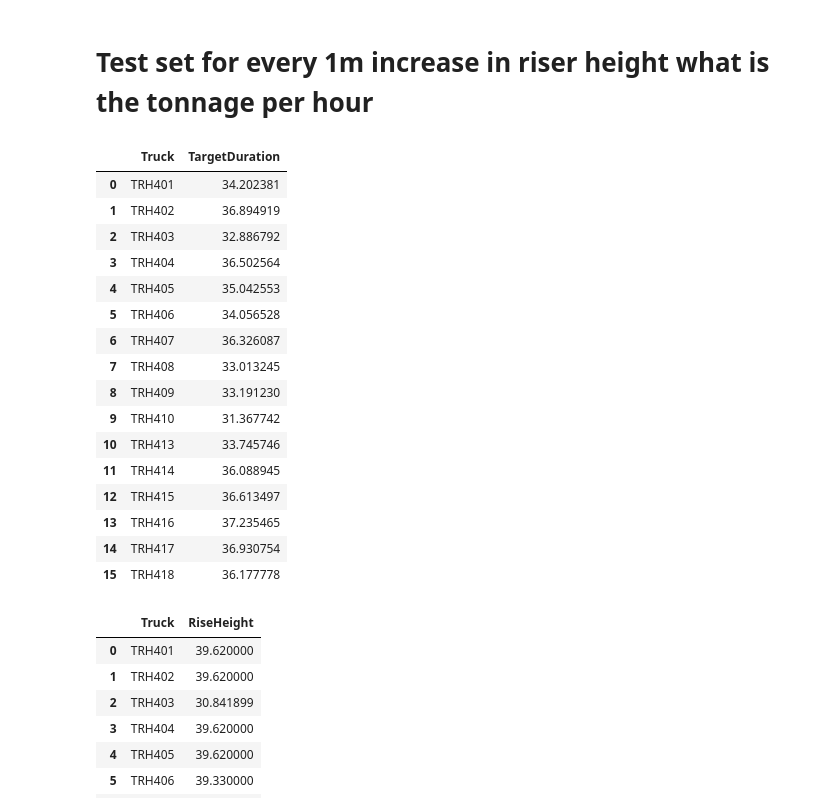
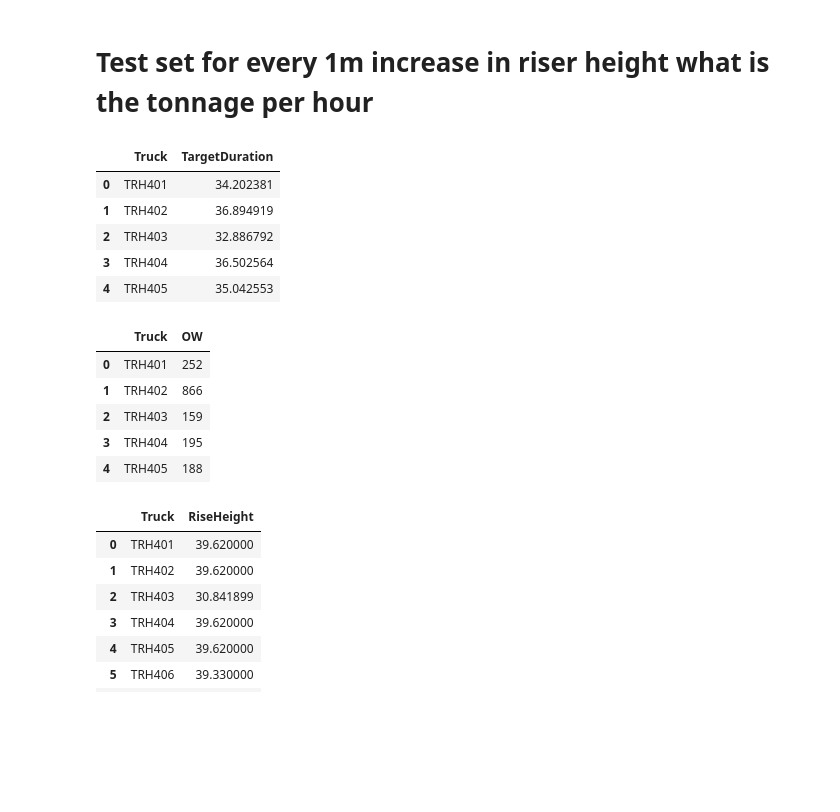
Before and after one commit to ognpa/unearthed, a Jupyter notebook: Untitled2.ipynb, the cells around one changed output. Drawn from its saved outputs; the diff is of its cells as text; code cells hidden in the pictures; blank space fills up the shorter version.

```diff
--- a/Untitled2.ipynb
+++ b/Untitled2.ipynb
@@ -542,27 +542,26 @@ reg.score(X, y)
 # %%
 #As we go on increasing riser height by 1 m for every truck we want to predict tonnageperhour given target duration is mean for that truck
 
 
 mean_tgt_duration=tgt_set.groupby('Truck',as_index=False).TargetDuration.mean()
-mean_tgt_duration
+mean_tgt_duration.head()
 # %% [output]
 |  | Truck | TargetDuration |
 | 0 | TRH401 | 34.202381 |
 | 1 | TRH402 | 36.894919 |
 | 2 | TRH403 | 32.886792 |
 | 3 | TRH404 | 36.502564 |
 | 4 | TRH405 | 35.042553 |
-| 5 | TRH406 | 34.056528 |
-| 6 | TRH407 | 36.326087 |
-| 7 | TRH408 | 33.013245 |
-| 8 | TRH409 | 33.191230 |
-| 9 | TRH410 | 31.367742 |
-| 10 | TRH413 | 33.745746 |
-| 11 | TRH414 | 36.088945 |
-| 12 | TRH415 | 36.613497 |
-| 13 | TRH416 | 37.235465 |
-| 14 | TRH417 | 36.930754 |
-| 15 | TRH418 | 36.177778 |
+# %%
+owcount=tgt_set.groupby('Truck',as_index=False)['OW'].count()
+owcount.head()
+# %% [output]
+|  | Truck | OW |
+| 0 | TRH401 | 252 |
+| 1 | TRH402 | 866 |
+| 2 | TRH403 | 159 |
+| 3 | TRH404 | 195 |
+| 4 | TRH405 | 188 |
 # %%
 reqd=tgt_set.groupby('Truck',as_index=False).RiseHeight.max()
 reqd['RiseHeight']=reqd['RiseHeight']+1
```
Also changed, not shown: parts of 6 cells of this notebook, 2 other files.
